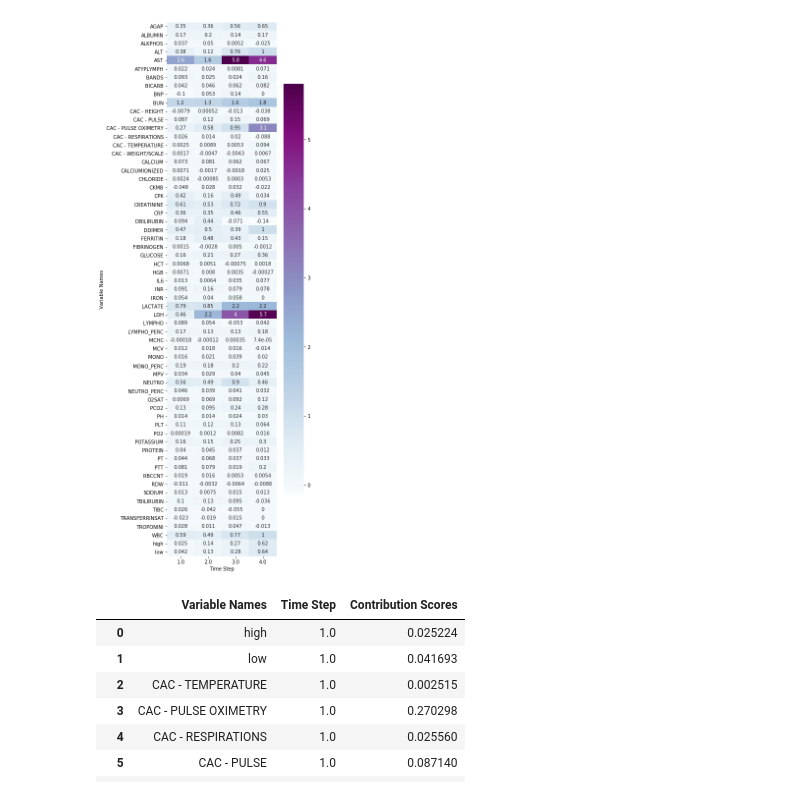
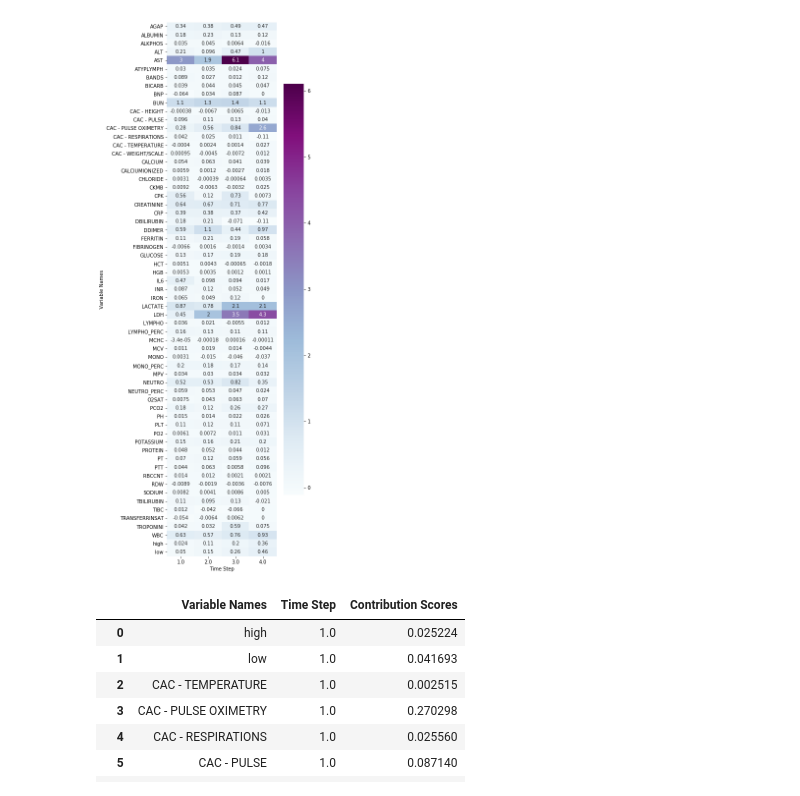
Before and after one commit to Tingyiwanyan/Contrastive_Learning_For_Covid, a Jupyter notebook: draw_heat_map.ipynb, the cells around one changed output. Cells and saved outputs as stored; diff of their text form; code cells hidden in the pictures.

```diff
--- a/draw_heat_map.ipynb
+++ b/draw_heat_map.ipynb
@@ -4,12 +4,12 @@ import numpy as np
 import matplotlib.pyplot as plt
 # %%
 import pandas as pd
-heat = pd.read_csv("full_data_mortality_24h_retain_cl_heap_map.csv")
+heat = pd.read_csv("full_data_mortality_24h_retain_ce.csv")
 heat_map = heat.pivot("Variable Names","Time Step","Contribution Scores")
 fig = plt.figure(figsize=(5,20))
 heat_ = sns.heatmap(heat_map,annot=True,cmap='BuPu')
 # %% [output]
-[figure, old version]
+[figure, new version]
 # %%
 heat
 # %% [output]
```
Also changed, not shown: 5 other files.
